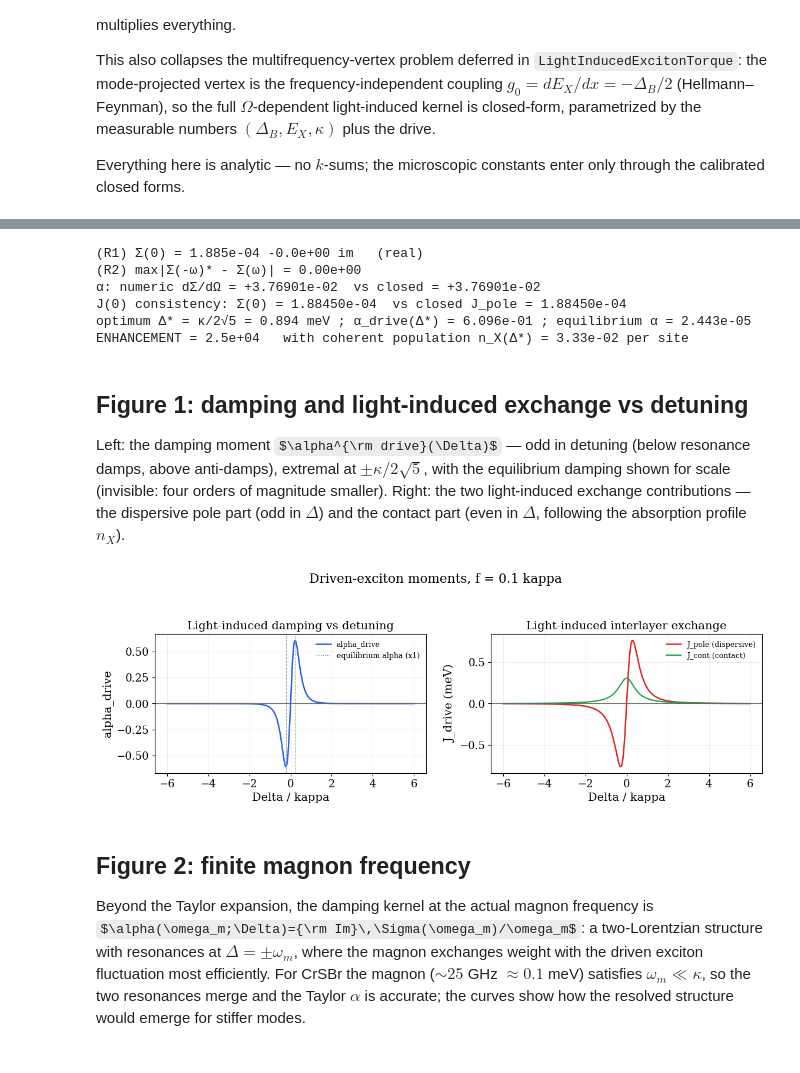
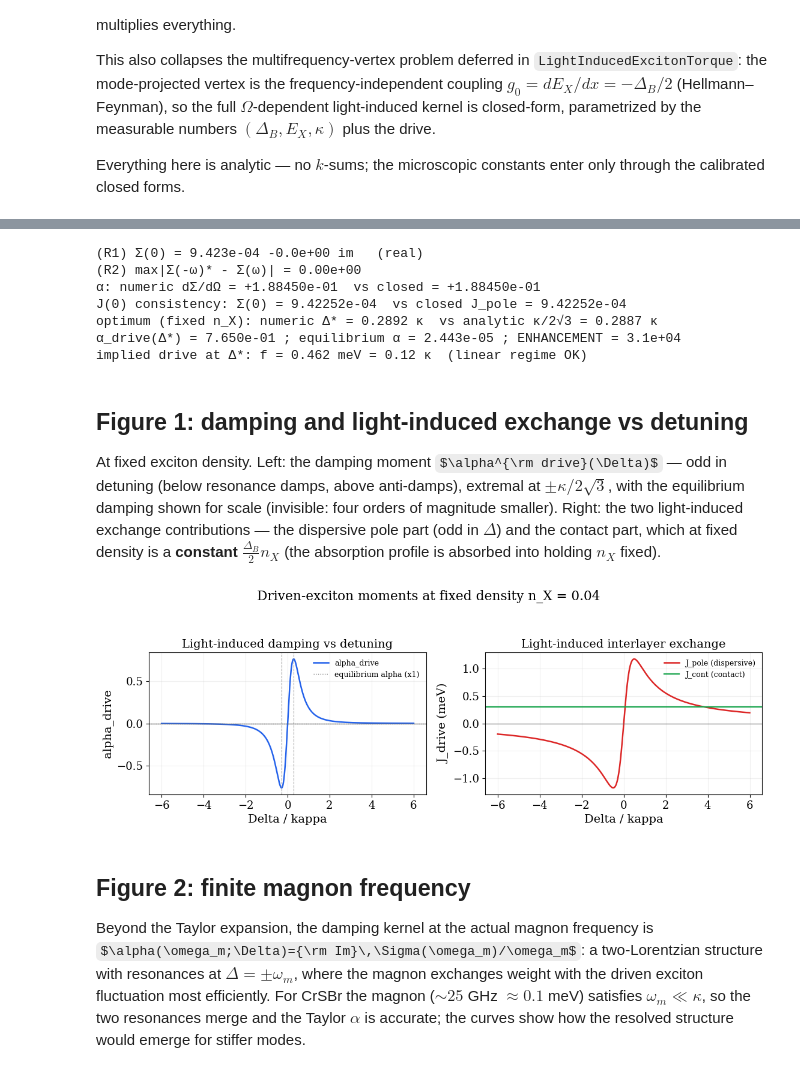
Before and after one commit to fegarciaga/05_tJ_exciton, a Jupyter notebook: RPA-exciton/Polarized_model/DrivenExcitonTorque.ipynb, the cells around one changed output, grey strips where cells are left out. Cells and saved outputs as stored; diff of their text form; code cells hidden in the pictures; some formulas as TeX source.

```diff
--- a/RPA-exciton/Polarized_model/DrivenExcitonTorque.ipynb
+++ b/RPA-exciton/Polarized_model/DrivenExcitonTorque.ipynb
@@ -78,14 +85,13 @@ $$\boxed{\;\alpha^{\rm drive}={\rm Im}\,\partial_\Omega\Sigma\big|_0
 # %%
 # -----------------------------
-# Driven kernel, moments, and validation
+# Driven kernel, moments, and validation (fixed exciton density n_X)
 # -----------------------------
-nX(Δ) = f^2 / (Δ^2 + κ^2 / 4)
-G2(Δ) = g0^2 * nX(Δ)
-Σdr(Ω, Δ) = -G2(Δ) * (1 / (Ω - Δ + im * κ / 2) - 1 / (Ω + Δ + im * κ / 2))
+G2 = g0^2 * n_X
+Σdr(Ω, Δ) = -G2 * (1 / (Ω - Δ + im * κ / 2) - 1 / (Ω + Δ + im * κ / 2))
 
-Jpole_dr(Δ) = 2Δ * G2(Δ) / (Δ^2 + κ^2 / 4)
-Jcont_dr(Δ) = -g0 * nX(Δ)
-α_dr(Δ) = 2κ * Δ * G2(Δ) / (Δ^2 + κ^2 / 4)^2
+Jpole_dr(Δ) = 2Δ * G2 / (Δ^2 + κ^2 / 4)
+Jcont_dr = -g0 * n_X
+α_dr(Δ) = 2κ * Δ * G2 / (Δ^2 + κ^2 / 4)^2
 α_ω(ω, Δ) = imag(Σdr(ω, Δ)) / ω          # finite-frequency damping kernel
 
 # checks
@@ -97,50 +103,56 @@ Jcont_dr(Δ) = -g0 * nX(Δ)
 @printf("α: numeric dΣ/dΩ = %+.5e  vs closed = %+.5e\n",
         imag((Σdr(δΩ, Δt) - Σdr(-δΩ, Δt)) / (2δΩ)), α_dr(Δt))
 @printf("J(0) consistency: Σ(0) = %.5e  vs closed J_pole = %.5e\n", real(Σdr(0, Δt)), Jpole_dr(Δt))
-Δstar = κ / (2sqrt(5))
+
+Δscan = range(0.01κ, 3κ, length=3000)
+Δstar_num = Δscan[argmax([α_dr(Δ) for Δ in Δscan])]
+@printf("optimum (fixed n_X): numeric Δ* = %.4f κ  vs analytic κ/2√3 = %.4f κ\n",
+        Δstar_num / κ, 1 / (2sqrt(3)))
+Δstar = κ / (2sqrt(3))
 α_eq = κ * ΔB / EX_AFM^3                  # equilibrium contact damping (η = κ/2)
-@printf("optimum Δ* = κ/2√5 = %.3f meV ; α_drive(Δ*) = %.3e ; equilibrium α = %.3e\n",
-        1e3Δstar, α_dr(Δstar), α_eq)
-@printf("ENHANCEMENT = %.1e   with coherent population n_X(Δ*) = %.2e per site\n",
-        α_dr(Δstar) / α_eq, nX(Δstar))
+@printf("α_drive(Δ*) = %.3e ; equilibrium α = %.3e ; ENHANCEMENT = %.1e\n",
+        α_dr(Δstar), α_eq, α_dr(Δstar) / α_eq)
+@printf("implied drive at Δ*: f = %.3f meV = %.2f κ  (linear regime OK)\n",
+        1e3 * f_implied(Δstar), f_implied(Δstar) / κ)
 # %% [output]
-(R1) Σ(0) = 1.885e-04 -0.0e+00 im   (real)
+(R1) Σ(0) = 9.423e-04 -0.0e+00 im   (real)
 (R2) max|Σ(-ω)* - Σ(ω)| = 0.00e+00
-α: numeric dΣ/dΩ = +3.76901e-02  vs closed = +3.76901e-02
-J(0) consistency: Σ(0) = 1.88450e-04  vs closed J_pole = 1.88450e-04
-optimum Δ* = κ/2√5 = 0.894 meV ; α_drive(Δ*) = 6.096e-01 ; equilibrium α = 2.443e-05
-ENHANCEMENT = 2.5e+04   with coherent population n_X(Δ*) = 3.33e-02 per site
+α: numeric dΣ/dΩ = +1.88450e-01  vs closed = +1.88450e-01
+J(0) consistency: Σ(0) = 9.42252e-04  vs closed J_pole = 9.42252e-04
+optimum (fixed n_X): numeric Δ* = 0.2892 κ  vs analytic κ/2√3 = 0.2887 κ
+α_drive(Δ*) = 7.650e-01 ; equilibrium α = 2.443e-05 ; ENHANCEMENT = 3.1e+04
+implied drive at Δ*: f = 0.462 meV = 0.12 κ  (linear regime OK)
 # %% [markdown]
 ## Figure 1: damping and light-induced exchange vs detuning
 
-Left: the damping moment $\alpha^{\rm drive}(\Delta)$ — odd in detuning (below resonance damps, above anti-damps), extremal at $\pm\kappa/2\sqrt5$, with the equilibrium damping shown for scale (invisible: four orders of magnitude smaller). Right: the two light-induced exchange contributions — the dispersive pole part (odd in $\Delta$) and the contact part (even in $\Delta$, following the absorption profile $n_X$).
+At fixed exciton density. Left: the damping moment $\alpha^{\rm drive}(\Delta)$ — odd in detuning (below resonance damps, above anti-damps), extremal at $\pm\kappa/2\sqrt3$, with the equilibrium damping shown for scale (invisible: four orders of magnitude smaller). Right: the two light-induced exchange contributions — the dispersive pole part (odd in $\Delta$) and the contact part, which at fixed density is a **constant** $\frac{\Delta_B}{2}n_X$ (the absorption profile is absorbed into holding $n_X$ fixed).
 # %%
 Δs = collect(range(-6κ, 6κ, length=1201))
 
 fig, axs = subplots(1, 2, figsize=(11.5, 4.2))
 axs[1].plot(Δs ./ κ, [α_dr(Δ) for Δ in Δs], lw=1.8, color="#2563eb", label="alpha_drive")
 axs[1].axhline(α_eq, color="gray", lw=1.0, ls=":", label="equilibrium alpha (x1)")
-axs[1].axvline(1 / (2sqrt(5)), color="0.6", lw=0.8, ls="--")
-axs[1].axvline(-1 / (2sqrt(5)), color="0.6", lw=0.8, ls="--")
+axs[1].axvline(1 / (2sqrt(3)), color="0.6", lw=0.8, ls="--")
+axs[1].axvline(-1 / (2sqrt(3)), color="0.6", lw=0.8, ls="--")
 axs[1].axhline(0.0, color="0.4", lw=0.8)
 axs[1].set_xlabel("Delta / kappa")
 axs[1].set_ylabel("alpha_drive")
 axs[1].set_title("Light-induced damping vs detuning")
 axs[1].grid(alpha=0.18)
 axs[1].legend(frameon=false, fontsize=9)
 
 axs[2].plot(Δs ./ κ, 1e3 .* [Jpole_dr(Δ) for Δ in Δs], lw=1.8, color="#dc2626", label="J_pole (dispersive)")
-axs[2].plot(Δs ./ κ, 1e3 .* [Jcont_dr(Δ) for Δ in Δs], lw=1.6, color="#16a34a", label="J_cont (contact)")
+axs[2].axhline(1e3 * Jcont_dr, color="#16a34a", lw=1.6, label="J_cont (contact)")
 axs[2].axhline(0.0, color="0.4", lw=0.8)
 axs[2].set_xlabel("Delta / kappa")
 axs[2].set_ylabel("J_drive (meV)")
 axs[2].set_title("Light-induced interlayer exchange")
 axs[2].grid(alpha=0.18)
 axs[2].legend(frameon=false, fontsize=9)
-fig.suptitle("Driven-exciton moments, f = 0.1 kappa")
+fig.suptitle("Driven-exciton moments at fixed density n_X = " * string(n_X))
 fig.tight_layout(rect=(0, 0, 1, 0.93))
 # %% [output]
-[figure, old version]
+[figure, new version]
 # %% [markdown]
 ## Figure 2: finite magnon frequency
 
```
Also changed, not shown: parts of 8 cells of this notebook.
